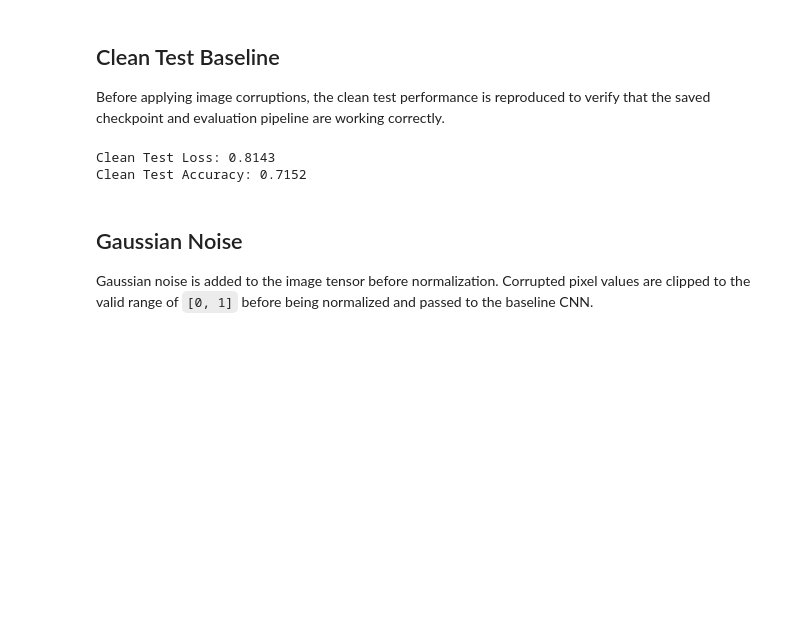
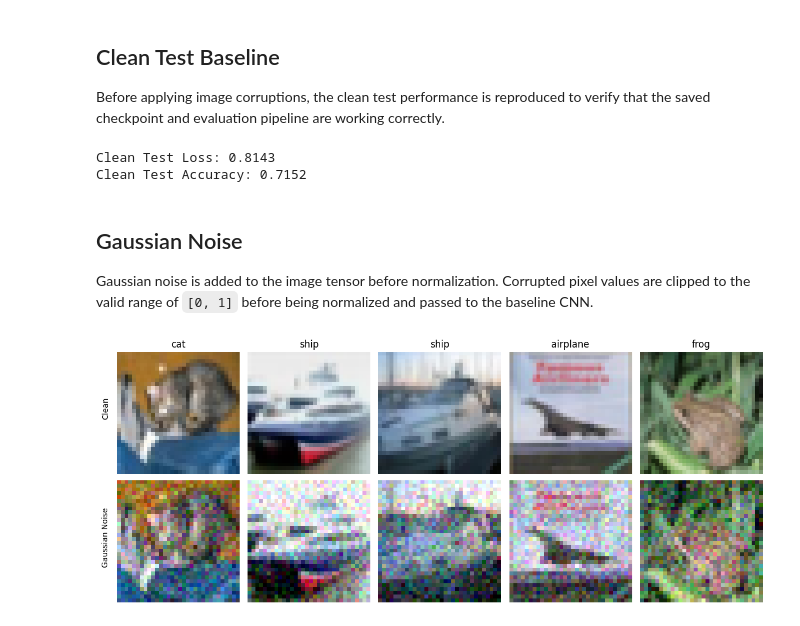
Before and after one commit to jayjay0317/cnn-robustness-generalization, a Jupyter notebook: notebooks/03_corruption_evaluation.ipynb, the cells around one changed output. Drawn from its saved outputs; the diff is of its cells as text; code cells hidden in the pictures; blank space fills up the shorter version.

Commit message:
Visualize clean and Gaussian-noise samples

```diff
--- a/notebooks/03_corruption_evaluation.ipynb
+++ b/notebooks/03_corruption_evaluation.ipynb
@@ -193,3 +194,46 @@ gaussian_noise_loader = DataLoader(
     shuffle=False,
     num_workers=0
 )
+# %%
+# Create an unnormalized dataset for visualization
+visualization_dataset = torchvision.datasets.CIFAR10(
+    root="../data",
+    train=False,
+    download=False,
+    transform=transforms.ToTensor()
+)
+
+def denormalize(image, mean, std):
+    mean_tensor = torch.tensor(mean).view(3, 1, 1)
+    std_tensor = torch.tensor(std).view(3, 1, 1)
+
+    return image * std_tensor + mean_tensor
+
+# Visualize clean and Gaussian-noise images
+torch.manual_seed(42)
+
+indices = [0, 1, 2, 3, 4]
+
+fig, axes = plt.subplots(2, 5, figsize=(12, 5))
+
+for column, index in enumerate(indices):
+    clean_image, label = visualization_dataset[index]
+    noisy_image, _ = gaussian_noise_dataset[index]
+
+    noisy_image = denormalize(noisy_image, mean, std)
+    noisy_image = torch.clamp(noisy_image, 0.0, 1.0)
+
+    axes[0, column].imshow(clean_image.permute(1, 2, 0))
+    axes[0, column].set_title(clean_test_dataset.classes[label])
+    axes[0, column].axis("off")
+
+    axes[1, column].imshow(noisy_image.permute(1, 2, 0))
+    axes[1, column].axis("off")
+
+fig.text(0.01, 0.73, "Clean", va="center", rotation="vertical")
+fig.text(0.01, 0.27, "Gaussian Noise", va="center", rotation="vertical")
+
+plt.tight_layout(rect=[0.02, 0, 1, 1])
+plt.show()
+# %% [output]
+[figure, added]
```
Also changed, not shown: parts of 1 cell of this notebook.
